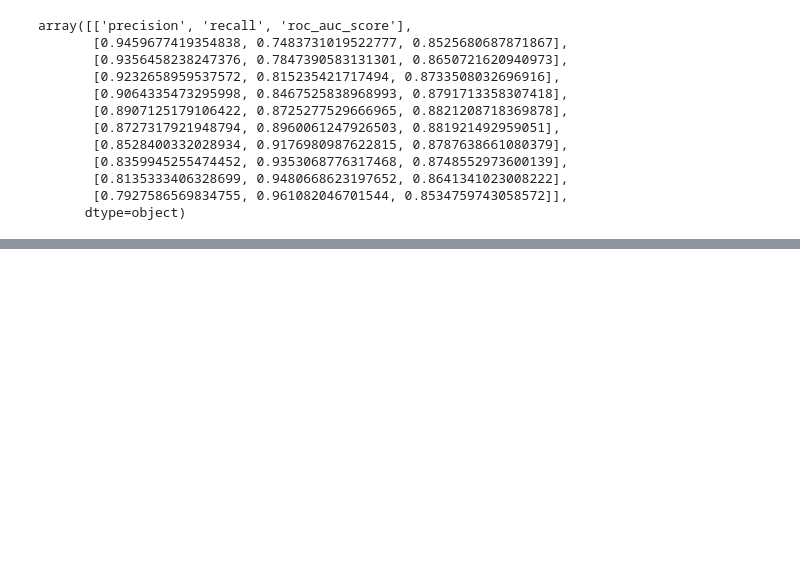
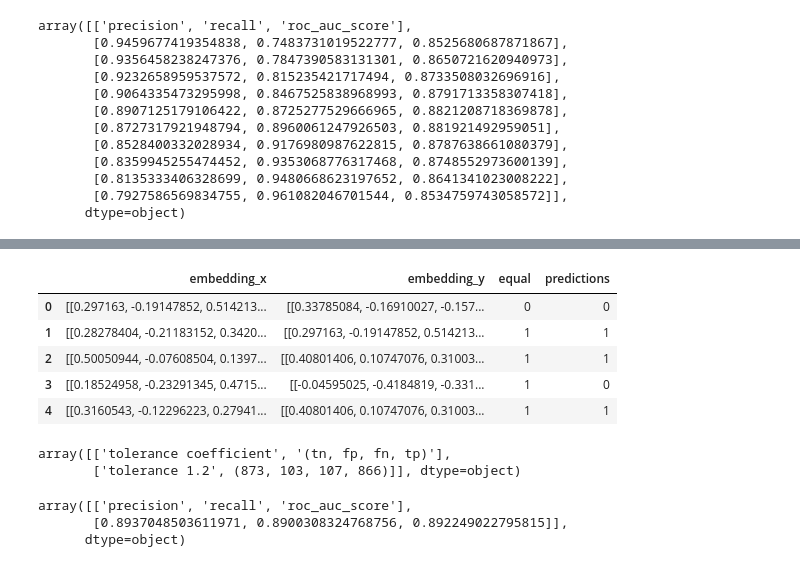
Before and after one commit to LeGGarD/smartsys-test-task, a Jupyter notebook: test_task_smartsys.ipynb, the cells around one changed output, grey strips where cells are left out. Drawn from its saved outputs; the diff is of its cells as text; code cells hidden in the pictures; blank space fills up the shorter version.

```diff
--- a/test_task_smartsys.ipynb
+++ b/test_task_smartsys.ipynb
@@ -337,0 +340,3 @@ array([['precision', 'recall', 'roc_auc_score'],
+# %%
+df_test = pd.read_csv('./test.tsv', sep='\t')
+df_test.head()
@@ -337,0 +356,7 @@ array([['precision', 'recall', 'roc_auc_score'],
+# %%
+df_test['embedding_x'] = pd.Series(map(transform_into_embedding, df_test['embedding_x']))
+df_test['embedding_y'] = pd.Series(map(transform_into_embedding, df_test['embedding_y']))
+# %%
+%%time
+df_test['predictions'] = \
+pd.Series(map(lambda x, y: int(face_recognition.compare_faces(x, y, tolerance=1.2)[0]), *[df_test['embedding_x'], df_test['embedding_y']]))
@@ -337,0 +366,9 @@ array([['precision', 'recall', 'roc_auc_score'],
+# %%
+df_test.head()
+# %% [output]
+|  | embedding_x | embedding_y | equal | predictions |
+| 0 | [[0.297163, -0.19147852, 0.514213... | [[0.33785084, -0.16910027, -0.157... | 0 | 0 |
+| 1 | [[0.28278404, -0.21183152, 0.3420... | [[0.297163, -0.19147852, 0.514213... | 1 | 1 |
+| 2 | [[0.50050944, -0.07608504, 0.1397... | [[0.40801406, 0.10747076, 0.31003... | 1 | 1 |
+| 3 | [[0.18524958, -0.23291345, 0.4715... | [[-0.04595025, -0.4184819, -0.331... | 1 | 0 |
+| 4 | [[0.3160543, -0.12296223, 0.27941... | [[0.40801406, 0.10747076, 0.31003... | 1 | 1 |
@@ -338,3 +386,14 @@ array([['precision', 'recall', 'roc_auc_score'],
+# %%
+np.array(total_evaluation)[:,:2]
+# %% [output]
+array([['tolerance coefficient', '(tn, fp, fn, tp)'],
+       ['tolerance 1.2', (873, 103, 107, 866)]], dtype=object)
+# %%
+np.array(total_evaluation)[:,2:5]
+# %% [output]
+array([['precision', 'recall', 'roc_auc_score'],
+       [0.8937048503611971, 0.8900308324768756, 0.892249022795815]],
+      dtype=object)
 # %% [markdown]
 ## Выводы:
 По тренировочным данным, получилось достигнуть баланса в `precision/recall` при значении `tolerance = 1.2`.
```
Also changed, not shown: parts of 6 cells of this notebook.
